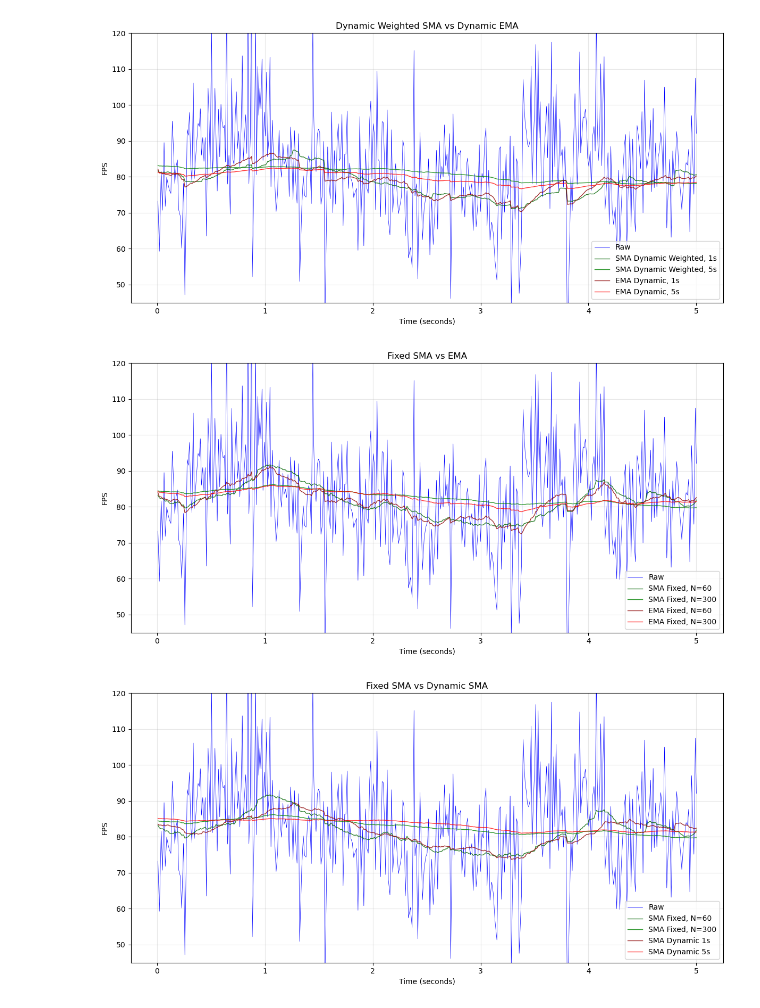
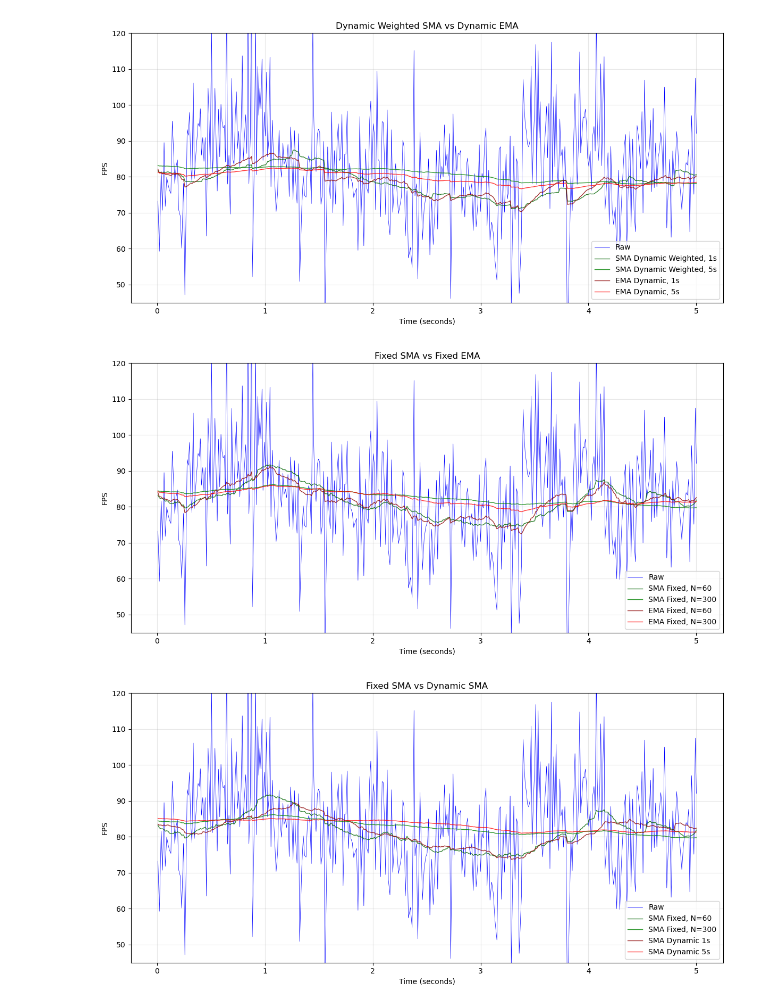
Before and after one commit to wilgaboury/blog, a Jupyter notebook: other/fps-analysis/frame_analysis.ipynb, the cells around one changed output. Cells and saved outputs as stored; diff of their text form; code cells hidden in the pictures.

```diff
--- a/other/fps-analysis/frame_analysis.ipynb
+++ b/other/fps-analysis/frame_analysis.ipynb
@@ -149,26 +149,26 @@ plt.show()
 # %%
 plt.figure(figsize=(12, 6))
 plt.plot(times, fps_raw, 'b-', label="Raw", linewidth=0.5)
 plt.plot(times, fps_sma_fix_60, 'darkgreen', label="SMA Fixed, N=60", linewidth=1, alpha=0.8)
 plt.plot(times, fps_sma_fix_300, 'green', label="SMA Fixed, N=300", linewidth=1, alpha=0.8)
 plt.plot(times, fps_ema_fix_60, 'darkred', label="EMA Fixed, N=60", linewidth=1, alpha=0.8)
 plt.plot(times, fps_ema_fix_300, 'red', label="EMA Fixed, N=300", linewidth=1, alpha=0.8)
 plt.xlabel('Time (seconds)')
 plt.ylabel('FPS')
-plt.title('Fixed SMA vs EMA')
+plt.title('Fixed SMA vs Fixed EMA')
 plt.legend(loc='lower right')
 plt.grid(True, alpha=0.3)
 plt.tight_layout()
 plt.ylim(45, 120)
 plt.savefig('fix_sma_ema.png',
             dpi=300,
             bbox_inches='tight',
             transparent=False,
             facecolor='white',
             edgecolor='none')
 plt.show()
 # %% [output]
-[figure, old version]
+[figure, new version]
 # %%
 plt.figure(figsize=(12, 6))
 plt.plot(times, fps_raw, 'b-', label="Raw", linewidth=0.5)
```
Also changed, not shown: parts of 1 cell of this notebook, 5 other files.
